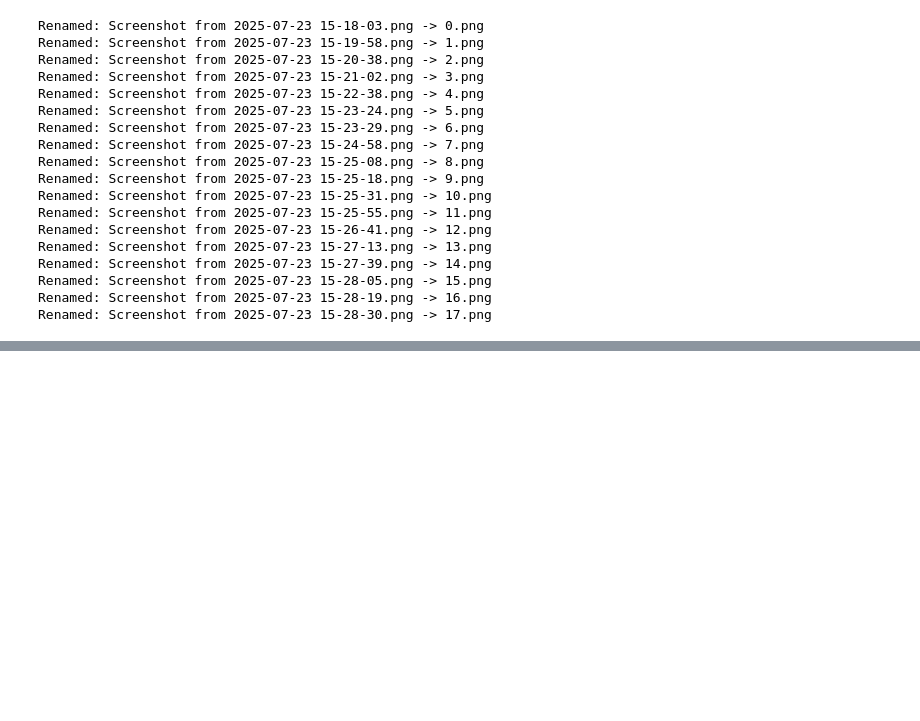
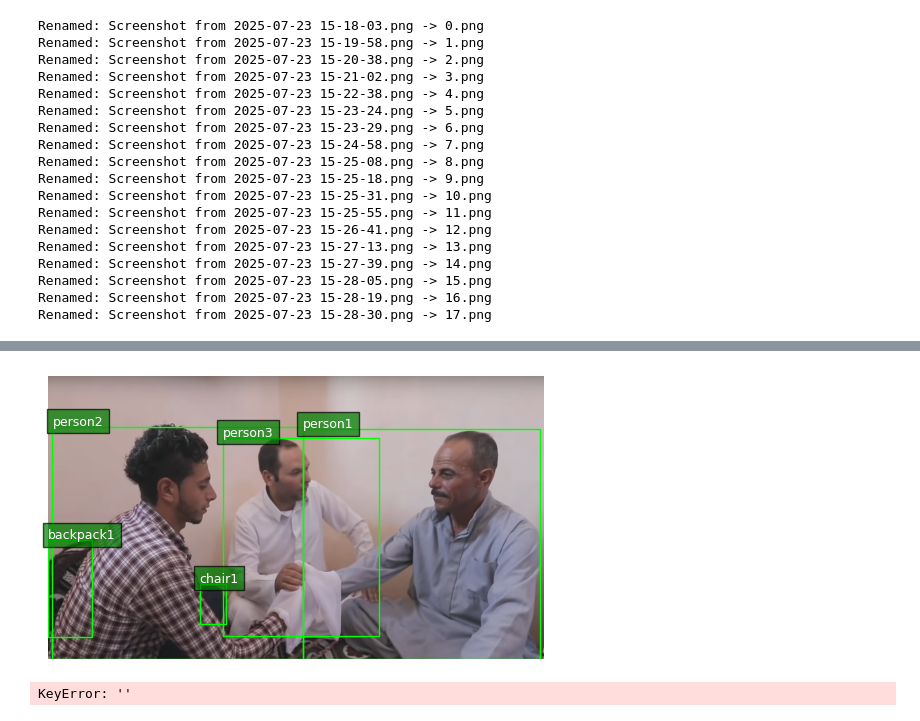
Before and after one commit to Abdelrahman-Lila/CulTex-VLM, a Jupyter notebook: GD_VCR/experimenting.ipynb, the cells around one changed output, grey strips where cells are left out. Drawn from its saved outputs; the diff is of its cells as text; code cells hidden in the pictures; blank space fills up the shorter version.

Commit message:
added questions functions

```diff
--- a/GD_VCR/experimenting.ipynb
+++ b/GD_VCR/experimenting.ipynb
@@ -289,0 +444,12 @@ for i in range(18):
+# %%
+visualize_img("EC-VCR/0.jpg")
+# %% [output]
+[figure, added]
+# %%
+add_question(timestamped_src_url=None,\
+             data_rootfolder="EC-VCR", img_id=0, questions=["what is [person1] and [person2] doing?", "what is [person3]'s job here?"],\
+                choices=[['[person1] is marrying [person2]', "[person2] is asking to marry [person1]'s daughter", "[person1] and [person2] are participating in 'katb el kitab'", "[person1] is fighting [person2]"],\
+                         ["[person 3] is a judge", "[person3] is a 'Maazoon", "[person3] is a lawyer", "[person3] doesn't have a job"]],\
+                answer_indices=[2,1], keywords=["marriage", "wedding", "groom"])
+# %% [output]
+KeyError: ''
```
Also changed, not shown: parts of 10 cells of this notebook, 1 other file.
